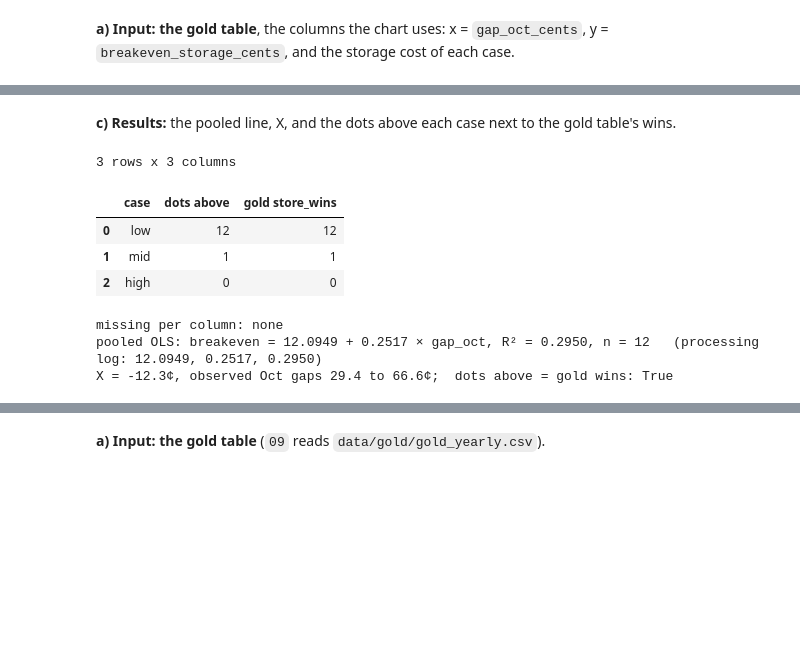
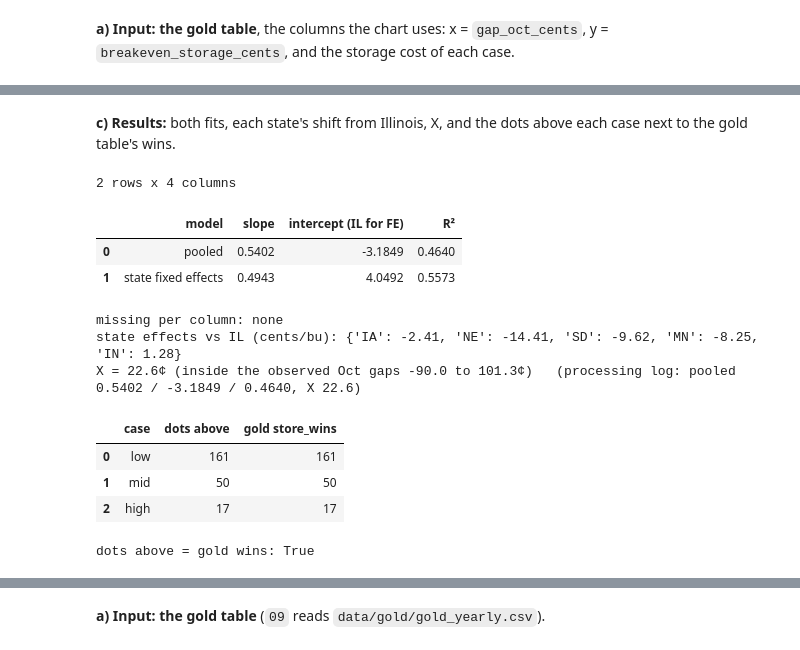
Before and after one commit to Jessie-Ren699/corn-storage-basis, a Jupyter notebook: notebooks/00_walkthrough.ipynb, the cells around one changed output, grey strips where cells are left out. Drawn from its saved outputs; the diff is of its cells as text; code cells hidden in the pictures; blank space fills up the shorter version.

```diff
--- a/notebooks/00_walkthrough.ipynb
+++ b/notebooks/00_walkthrough.ipynb
@@ -738,30 +776,46 @@ missing per column: none
 - **Check:** a dot above a storage case means storing beat selling, so the count must equal `store_wins` in gold (mid and
   high use each year's own cost). `08` stops if they differ.
 # %%
-def fit(x, y):                                                                 # 08 lines 77-80
+X_COL, Y_COL = "gap_oct_cents", "breakeven_storage_cents"                      # 08: x and y
+def fit(x, y):                                                                 # lines 80-83
     slope, intercept = np.polyfit(x, y, 1)                                     # OLS line: y = intercept + slope * x
     return slope, intercept, np.corrcoef(x, y)[0, 1] ** 2                      # R² = squared correlation
-x_col, y_col = "gap_oct_cents", "breakeven_storage_cents"                      # line 84: x and y
-slope, intercept, r2 = fit(gold[x_col], gold[y_col])                           # line 92: pooled, both regions
-low_cost = raw_storage["storage_low_cents"].iloc[0]                            # line 94: on-farm cost, 9¢
-x_at_low = (low_cost - intercept) / slope                                      # line 96: Oct gap where line = 9¢
+def fit_state_effects(d):                                                      # lines 86-93
+    others = [s for s in STATES if s != "IL"]                                  # IL = baseline
+    Xm = np.column_stack([np.ones(len(d)), d[X_COL]] + [(d["state"] == s).astype(float) for s in others])
+    beta, *_ = np.linalg.lstsq(Xm, d[Y_COL].to_numpy(), rcond=None)            # OLS with state dummies
+    resid = d[Y_COL] - Xm @ beta
+    r2 = 1 - (resid ** 2).sum() / ((d[Y_COL] - d[Y_COL].mean()) ** 2).sum()    # share of variation explained
+    return beta[1], beta[0], dict(zip(others, beta[2:])), r2                   # slope, IL intercept, state shifts, R²
+slope, intercept, r2 = fit(gold[X_COL], gold[Y_COL])                           # line 98: pooled
+fe_slope, fe_icpt, fe_eff, fe_r2 = fit_state_effects(gold)                     # line 100: with state effects
+low_cost = raw_storage["storage_low_cents"].iloc[0]                            # line 106: on-farm cost, 9¢
+x_at_low = (low_cost - intercept) / slope                                      # line 107: Oct gap where line = 9¢
+in_range = gold[X_COL].min() <= x_at_low <= gold[X_COL].max()                  # line 109: marker only if inside
+fits = pd.DataFrame([{"model": "pooled", "slope": slope, "intercept (IL for FE)": intercept, "R²": r2},
+                     {"model": "state fixed effects", "slope": fe_slope, "intercept (IL for FE)": fe_icpt, "R²": fe_r2}]).round(4)
 checks = pd.DataFrame({"case": CASES,
-    "dots above": [int((gold[y_col] > gold[f"storage_{c}_cents"]).sum()) for c in CASES],   # line 107
-    "gold store_wins": [int(gold[f"store_wins_{c}"].sum()) for c in CASES]})                # line 108
+    "dots above": [int((gold[Y_COL] > gold[f"storage_{c}_cents"]).sum()) for c in CASES],   # line 117
+    "gold store_wins": [int(gold[f"store_wins_{c}"].sum()) for c in CASES]})                # line 118
 # %% [markdown]
-**c) Results:** the pooled line, X, and the dots above each case next to the gold table's wins.
+**c) Results:** both fits, each state's shift from Illinois, X, and the dots above each case next to the gold table's wins.
 # %%
-show(checks)
-print(f"pooled OLS: breakeven = {intercept:.4f} + {slope:.4f} × gap_oct, R² = {r2:.4f}, n = {len(gold)}"
-      f"   (processing log: 12.0949, 0.2517, 0.2950)")
-print(f"X = {x_at_low:.1f}¢, observed Oct gaps {gold[x_col].min():.1f} to {gold[x_col].max():.1f}¢;"
-      f"  dots above = gold wins: {checks['dots above'].eq(checks['gold store_wins']).all()}")
+show(fits)
+print("state effects vs IL (cents/bu):", {s: round(v, 2) for s, v in fe_eff.items()})
+print(f"X = {x_at_low:.1f}¢ ({'inside' if in_range else 'outside'} the observed Oct gaps "
+      f"{gold[X_COL].min():.1f} to {gold[X_COL].max():.1f}¢)   (processing log: pooled 0.5402 / -3.1849 / 0.4640, X 22.6)")
+display(checks)
+print("dots above = gold wins:", checks["dots above"].eq(checks["gold store_wins"]).all())
 # %% [output]
-3 rows x 3 columns
+2 rows x 4 columns
-|  | case | dots above | gold store_wins |
-| 0 | low | 12 | 12 |
-| 1 | mid | 1 | 1 |
-| 2 | high | 0 | 0 |
+|  | model | slope | intercept (IL for FE) | R² |
+| 0 | pooled | 0.5402 | -3.1849 | 0.4640 |
+| 1 | state fixed effects | 0.4943 | 4.0492 | 0.5573 |
 missing per column: none
-pooled OLS: breakeven = 12.0949 + 0.2517 × gap_oct, R² = 0.2950, n = 12   (processing log: 12.0949, 0.2517, 0.2950)
-X = -12.3¢, observed Oct gaps 29.4 to 66.6¢;  dots above = gold wins: True
+state effects vs IL (cents/bu): {'IA': -2.41, 'NE': -14.41, 'SD': -9.62, 'MN': -8.25, 'IN': 1.28}
+X = 22.6¢ (inside the observed Oct gaps -90.0 to 101.3¢)   (processing log: pooled 0.5402 / -3.1849 / 0.4640, X 22.6)
+|  | case | dots above | gold store_wins |
+| 0 | low | 161 | 161 |
+| 1 | mid | 50 | 50 |
+| 2 | high | 17 | 17 |
+dots above = gold wins: True
```
Also changed, not shown: parts of 35 cells of this notebook, 12 other files.
